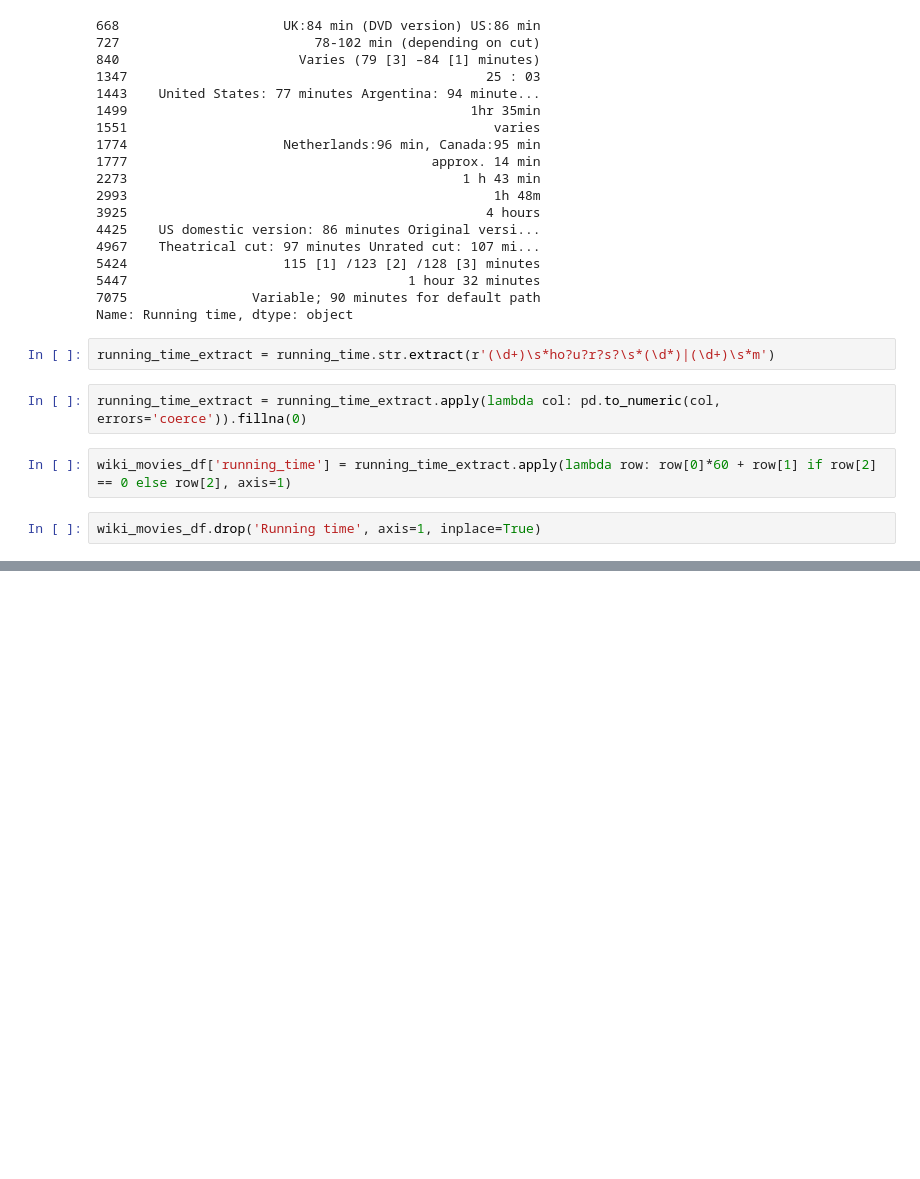
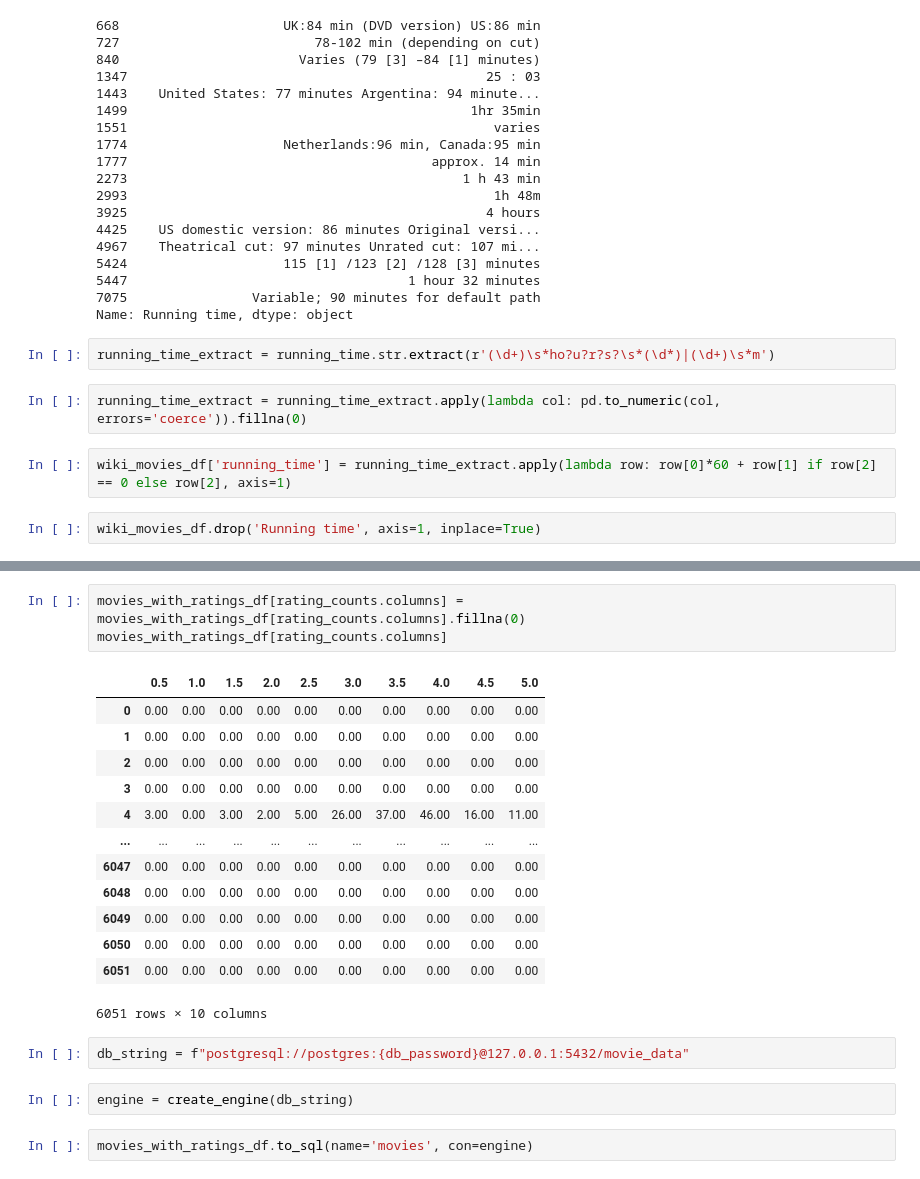
Before and after one commit to sunilam70/ETL, a Jupyter notebook: ETL_Project1.ipynb, the cells around one changed output, grey strips where cells are left out. Drawn from its saved outputs; the diff is of its cells as text; blank space fills up the shorter version.

```diff
--- a/ETL_Project1.ipynb
+++ b/ETL_Project1.ipynb
@@ -981,0 +995,23 @@ movies_with_ratings_df[rating_counts.columns] = movies_with_ratings_df[rating_co
+# %%
+movies_with_ratings_df[rating_counts.columns] = movies_with_ratings_df[rating_counts.columns].fillna(0)
+movies_with_ratings_df[rating_counts.columns]
+# %% [output]
+|  | 0.5 | 1.0 | 1.5 | 2.0 | 2.5 | 3.0 | 3.5 | 4.0 | 4.5 | 5.0 |
+| 0 | 0.00 | 0.00 | 0.00 | 0.00 | 0.00 | 0.00 | 0.00 | 0.00 | 0.00 | 0.00 |
+| 1 | 0.00 | 0.00 | 0.00 | 0.00 | 0.00 | 0.00 | 0.00 | 0.00 | 0.00 | 0.00 |
+| 2 | 0.00 | 0.00 | 0.00 | 0.00 | 0.00 | 0.00 | 0.00 | 0.00 | 0.00 | 0.00 |
+| 3 | 0.00 | 0.00 | 0.00 | 0.00 | 0.00 | 0.00 | 0.00 | 0.00 | 0.00 | 0.00 |
+| 4 | 3.00 | 0.00 | 3.00 | 2.00 | 5.00 | 26.00 | 37.00 | 46.00 | 16.00 | 11.00 |
+| ... | ... | ... | ... | ... | ... | ... | ... | ... | ... | ... |
+| 6047 | 0.00 | 0.00 | 0.00 | 0.00 | 0.00 | 0.00 | 0.00 | 0.00 | 0.00 | 0.00 |
+| 6048 | 0.00 | 0.00 | 0.00 | 0.00 | 0.00 | 0.00 | 0.00 | 0.00 | 0.00 | 0.00 |
+| 6049 | 0.00 | 0.00 | 0.00 | 0.00 | 0.00 | 0.00 | 0.00 | 0.00 | 0.00 | 0.00 |
+| 6050 | 0.00 | 0.00 | 0.00 | 0.00 | 0.00 | 0.00 | 0.00 | 0.00 | 0.00 | 0.00 |
+| 6051 | 0.00 | 0.00 | 0.00 | 0.00 | 0.00 | 0.00 | 0.00 | 0.00 | 0.00 | 0.00 |
+6051 rows × 10 columns
+# %%
+db_string = f"postgresql://postgres:{db_password}@127.0.0.1:5432/movie_data"
+# %%
+engine = create_engine(db_string)
+# %%
+movies_with_ratings_df.to_sql(name='movies', con=engine)
```
Also changed, not shown: parts of 95 cells of this notebook.
